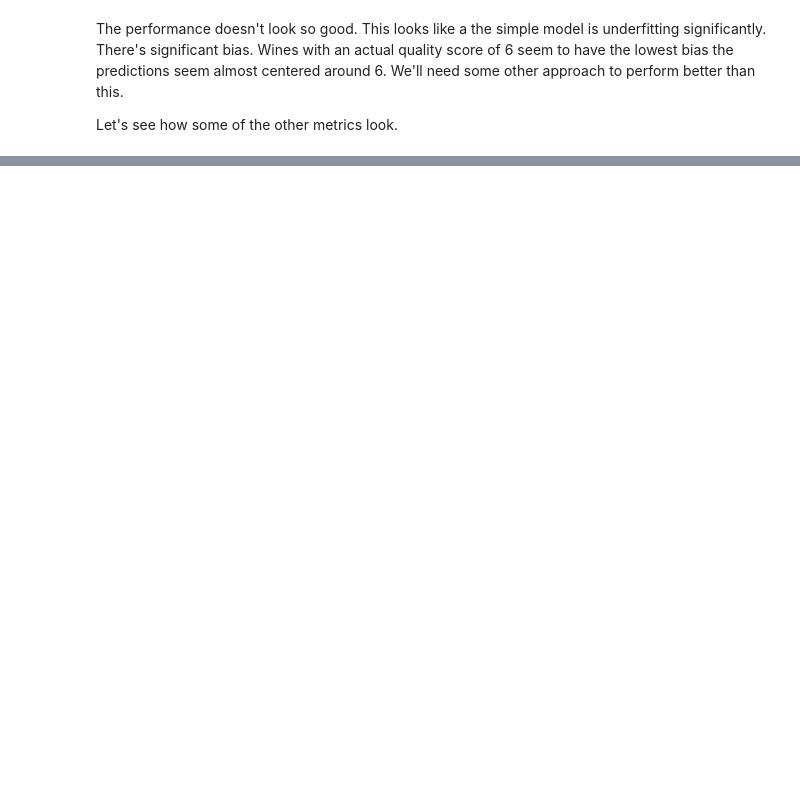
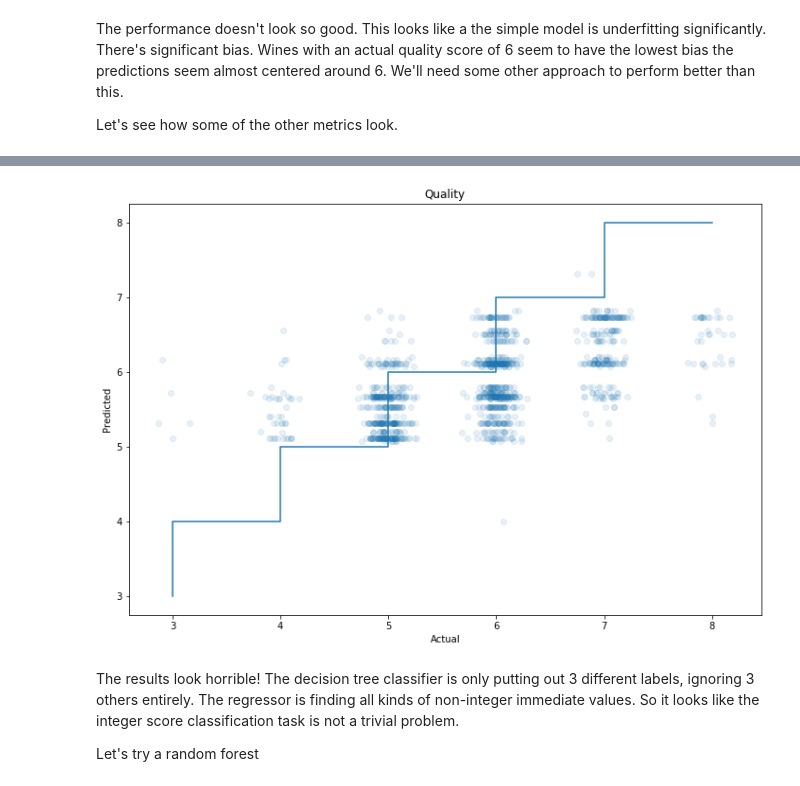
Before and after one commit to jeffkoskulics/Springboard, a Jupyter notebook: Capstone2/notebooks/Modelling.ipynb, the cells around one changed output, grey strips where cells are left out. Saved outputs shown, nothing was run; the diff lists cells and outputs as text; code cells hidden in the pictures; blank space fills up the shorter version.

Commit message:
added lots of different models

```diff
--- a/Capstone2/notebooks/Modelling.ipynb
+++ b/Capstone2/notebooks/Modelling.ipynb
@@ -117,0 +175,8 @@ Let's see how some of the other metrics look.
+# %%
+class_scatter()
+# %% [output]
+[figure, added]
+# %% [markdown]
+The results look horrible! The decision tree classifier is only putting out 3 different labels, ignoring 3 others entirely. The regressor is finding all kinds of non-integer immediate values. So it looks like the integer score classification task is not a trivial problem.
+
+Let's try a random forest
```
Also changed, not shown: parts of 22 cells of this notebook.
